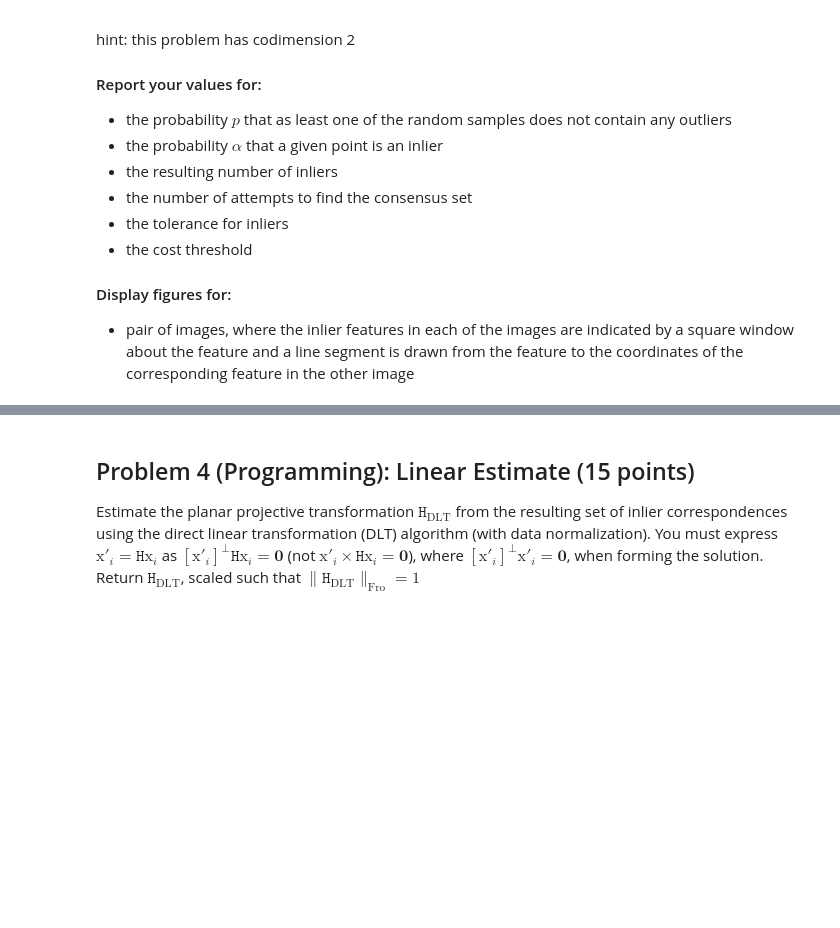
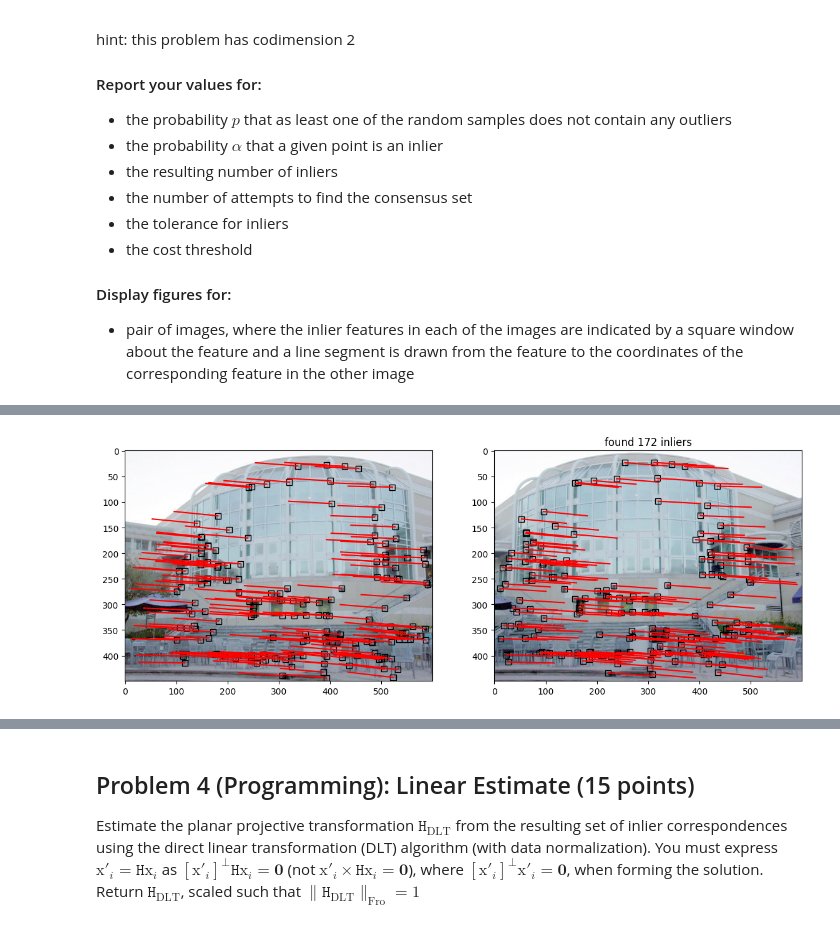
Before and after one commit to evanwc/CSE252B, a Jupyter notebook: A4/CSE252B_WI26_assignment_4.ipynb, the cells around one changed output, grey strips where cells are left out. Saved outputs shown, nothing was run; the diff lists cells and outputs as text; code cells hidden in the pictures; blank space fills up the shorter version.

```diff
--- a/A4/CSE252B_WI26_assignment_4.ipynb
+++ b/A4/CSE252B_WI26_assignment_4.ipynb
@@ -747,8 +747,15 @@ def compute_MSAC_cost(H,x1,x2,tol):
     # Output:
     # cost - Squared sampson error
     """your code here"""
+    x_scene = np.linalg.inv(H) @ homogenize(x2)
 
-    cost = np.inf
+    proj1 = dehomogenize(x_scene)
+    proj2 = dehomogenize(H @ x_scene)
+
+    d1 = np.sum((x1 - proj1)**2, axis=0)
+    d2 = np.sum((x2 - proj2)**2, axis=0)
+
+    cost = np.sum(np.minimum(d1 + d2, tol))
     return cost
 
 def determine_inliers(pts1, pts2, thresh, tol, p):
@@ -771,18 +778,74 @@ def determine_inliers(pts1, pts2, thresh, tol, p):
 
 
     trials = 0
-    max_trials = np.inf
+    max_trials = 1000
     consensus_min_cost = np.inf
-    consensus_min_cost_model = np.zeros((3,3))
-    inliers = np.random.randint(0, 200, size=100)
+    consensus_min_cost_model = np.zeros((3, 3))
+    inliers = []
+
+    while (trials < max_trials and consensus_min_cost > thresh):
+        sample_i = np.random.choice(pts1.shape[1], 4, replace=False)
+        x1 = pts1[:, sample_i]
+        x2 = pts2[:, sample_i]
+
+        x1 = homogenize(x1)
+        x2 = homogenize(x2)
+
+        def points_to_HSB_inv(pts):
+            A = pts[:, :3]
+            b = pts[:, 3]
+            lam = np.linalg.solve(A, b)
+            HSB_inv = A * lam
+            return HSB_inv
+
+        HSB_inv = points_to_HSB_inv(x1)
+        HSB_p_inv = points_to_HSB_inv(x2)
+
+        H = HSB_p_inv @ np.linalg.inv(HSB_inv)
+
+        if H is None:
+            trials += 1
+            continue
+
+        #calculate cost
+        cost = compute_MSAC_cost(H, pts1, pts2, tol)
+
+        #if cost bettter, calculate number of inliers, w, max trials
+        if cost < consensus_min_cost:
+            consensus_min_cost = cost
+            consensus_min_cost_model = H
+
+            proj2 = dehomogenize(H @ homogenize(pts1))
+            proj1 = dehomogenize(np.linalg.inv(H) @ homogenize(pts2))
+            errors = np.sum((pts1 - proj1)**2, axis=0) + np.sum((pts2 - proj2)**2, axis=0)
+            num_inliers = np.sum(errors <= tol**2)
+
+            w = num_inliers / pts1.shape[1]
+            if w > 0 and w < 1:
+                max_trials = np.log(1 - p) / np.log(1 - w**4)
+
+        trials += 1
+
+        if trials > 100:
+            break
+
+    #calculate error of each point using consensus_min_cost_model and set of inliers
+    if consensus_min_cost < np.inf:
+        proj2 = dehomogenize(consensus_min_cost_model @ homogenize(pts1))
+        proj1 = dehomogenize(np.linalg.inv(consensus_min_cost_model) @ homogenize(pts2))
+        errors = np.sum((pts1 - proj1)**2, axis=0) + np.sum((pts2 - proj2)**2, axis=0)
+        inliers = np.where(errors <= tol**2)[0].tolist()
+    else:
+        inliers = []
+
     return consensus_min_cost, consensus_min_cost_model, inliers, trials
 
 
 # MSAC parameters
-thresh = 0
-tol = 0
-p = 0
-alpha = 0
+thresh = 100
+tol = chi2.ppf(0.95, df=2)
+p = 0.99
+alpha = 0.95
 
 tic=time.time()
 
@@ -833,3 +896,4 @@ print('num_inliers = ')
 print(len(inliers))
 print('num_attempts = ')
 print(trials)
+# %% [output]
@@ -835,0 +909 @@ print(trials)
+[figure, added]
```
Also changed, not shown: parts of 5 cells of this notebook.
